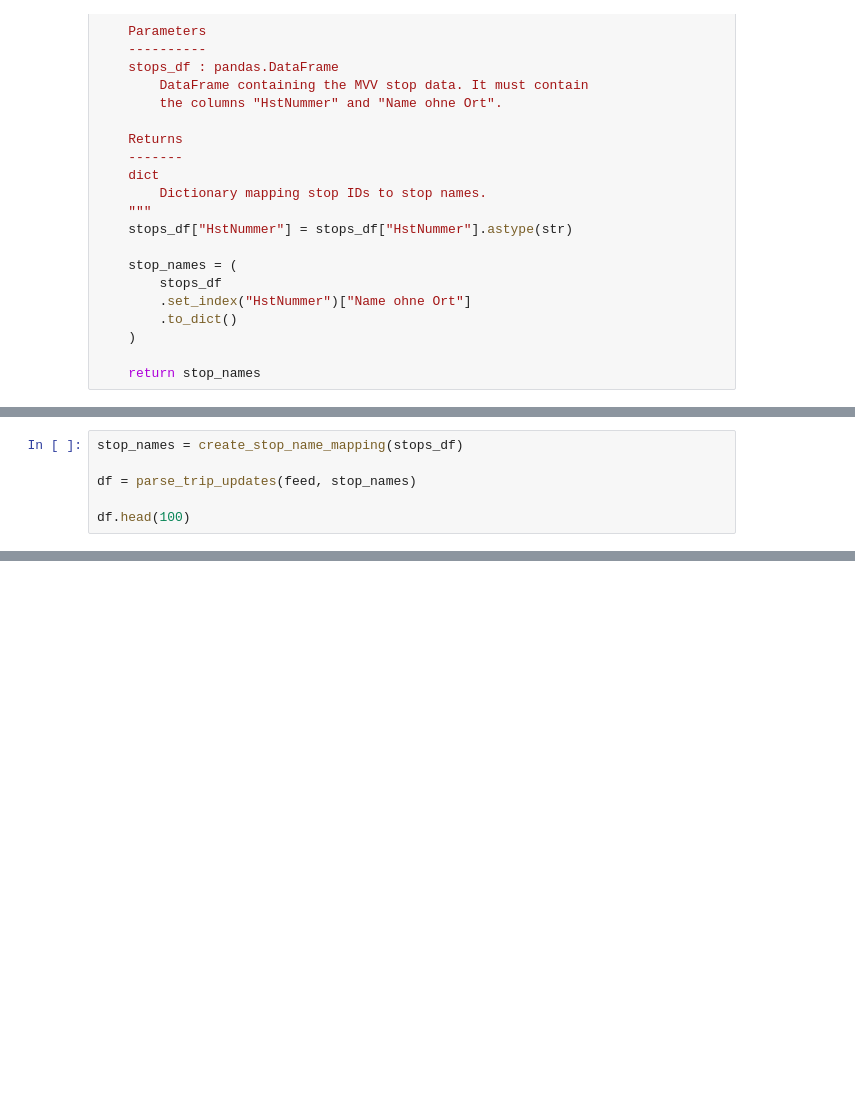
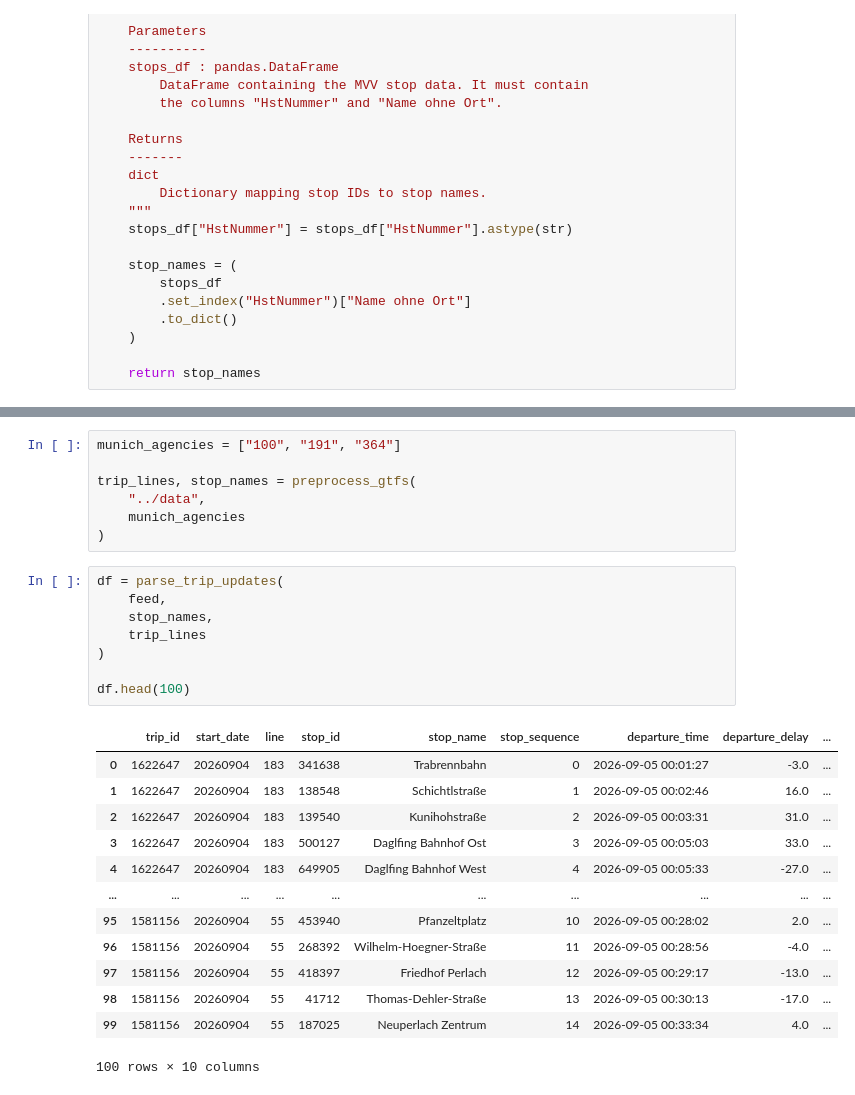
Before and after one commit to peppey/mvv-delay-tracker, a Jupyter notebook: notebooks/data_exploration.ipynb, the cells around one changed output, grey strips where cells are left out. Cells and saved outputs as stored; diff of their text form; blank space fills up the shorter version.

Commit message:
Added line names to df

```diff
--- a/notebooks/data_exploration.ipynb
+++ b/notebooks/data_exploration.ipynb
@@ -132,9 +142,3 @@ def parse_trip_updates(feed, stop_names):
             rows.append(row)
 
     return pd.DataFrame(rows)
-# %%
-stop_names = create_stop_name_mapping(stops_df)
-
-df = parse_trip_updates(feed, stop_names)
-
-df.head(100)
@@ -158,0 +199,29 @@ Timestamp('2026-09-04 10:14:00')
+# %%
+munich_agencies = ["100", "191", "364"]
+
+trip_lines, stop_names = preprocess_gtfs(
+    "../data",
+    munich_agencies
+)
+# %%
+df = parse_trip_updates(
+    feed,
+    stop_names,
+    trip_lines
+)
+
+df.head(100)
+# %% [output]
+|  | trip_id | start_date | line | stop_id | stop_name | stop_sequence | departure_time | departure_delay | ... |
+| 0 | 1622647 | 20260904 | 183 | 341638 | Trabrennbahn | 0 | 2026-09-05 00:01:27 | -3.0 | ... |
+| 1 | 1622647 | 20260904 | 183 | 138548 | Schichtlstraße | 1 | 2026-09-05 00:02:46 | 16.0 | ... |
+| 2 | 1622647 | 20260904 | 183 | 139540 | Kunihohstraße | 2 | 2026-09-05 00:03:31 | 31.0 | ... |
+| 3 | 1622647 | 20260904 | 183 | 500127 | Daglfing Bahnhof Ost | 3 | 2026-09-05 00:05:03 | 33.0 | ... |
+| 4 | 1622647 | 20260904 | 183 | 649905 | Daglfing Bahnhof West | 4 | 2026-09-05 00:05:33 | -27.0 | ... |
+| ... | ... | ... | ... | ... | ... | ... | ... | ... | ... |
+| 95 | 1581156 | 20260904 | 55 | 453940 | Pfanzeltplatz | 10 | 2026-09-05 00:28:02 | 2.0 | ... |
+| 96 | 1581156 | 20260904 | 55 | 268392 | Wilhelm-Hoegner-Straße | 11 | 2026-09-05 00:28:56 | -4.0 | ... |
+| 97 | 1581156 | 20260904 | 55 | 418397 | Friedhof Perlach | 12 | 2026-09-05 00:29:17 | -13.0 | ... |
+| 98 | 1581156 | 20260904 | 55 | 41712 | Thomas-Dehler-Straße | 13 | 2026-09-05 00:30:13 | -17.0 | ... |
+| 99 | 1581156 | 20260904 | 55 | 187025 | Neuperlach Zentrum | 14 | 2026-09-05 00:33:34 | 4.0 | ... |
+100 rows × 10 columns
```
Also changed, not shown: parts of 7 cells of this notebook, 1 other file.
